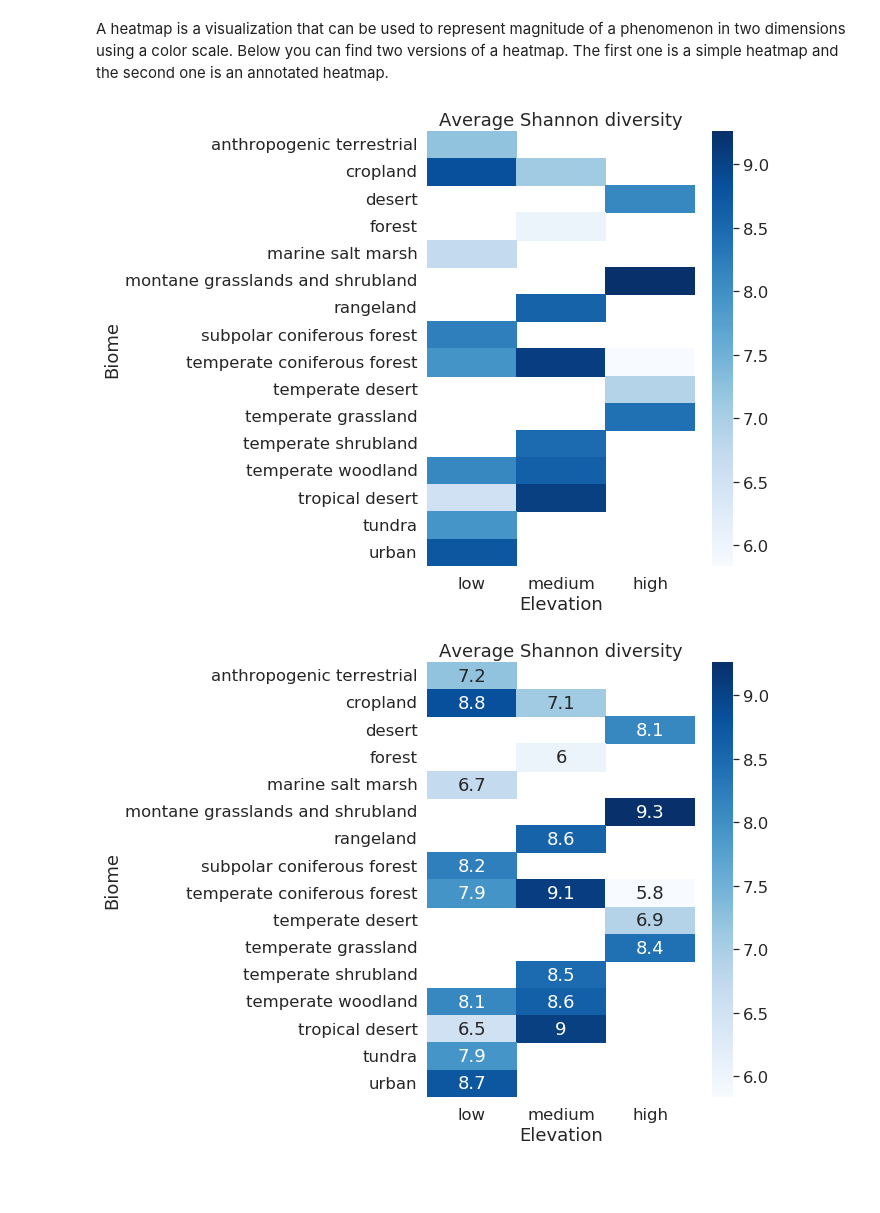
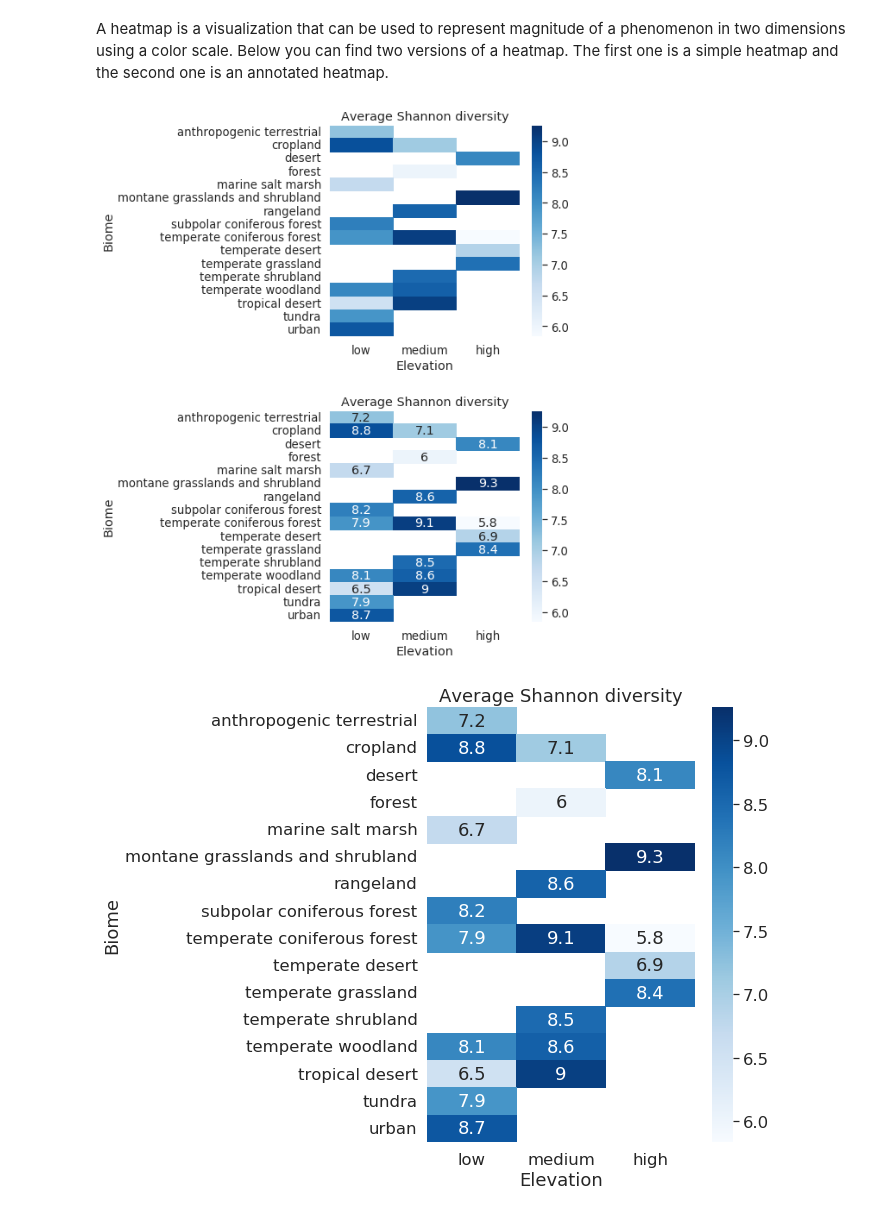
Before and after one commit to fsb-edu/DataVisualizationBook, a Jupyter notebook: DataVis_JB/chapters/chart_types.ipynb, the cells around one changed output. Saved outputs shown, nothing was run; the diff lists cells and outputs as text; code cells hidden in the pictures; blank space fills up the shorter version.

Commit message:
Heatmaps in one plot

```diff
--- a/DataVis_JB/chapters/chart_types.ipynb
+++ b/DataVis_JB/chapters/chart_types.ipynb
@@ -283,25 +283,41 @@ subset_groups = subset.groupby(['env_biome', 'elevation_level']).mean().reset_in
 subset_groups_pivot = subset_groups.pivot('env_biome', 'elevation_level', 'shannon_diversity')
 subset_groups_pivot = subset_groups_pivot[['low', 'medium', 'high']]
 # %%
-sns.set(rc={'figure.figsize':(6, 8), 'font.family': ['DejaVu Sans']}, style='white')
-with sns.plotting_context("notebook", font_scale=1.5):
+sns.set(rc={'figure.figsize':(6, 10), 'font.family': ['DejaVu Sans']}, style='white')
+with sns.plotting_context("notebook", font_scale=1.2):
+    fig, (ax1, ax2) = plt.subplots(nrows = 2, ncols = 1)
+    plt.tight_layout(pad = 4)
     # seaborn's heatmap
-    ax = sns.heatmap(
+    sns.heatmap(
         data=subset_groups_pivot,
         cmap='Blues',
-        annot=False
+        annot=False,
+        ax = ax1
+    )
+
+    sns.heatmap(
+        data=subset_groups_pivot,
+        cmap='Blues',
+        annot=True,
+        ax = ax2
     )
 
     # matplotlib's customization
-    ax.set_xlabel('Elevation')
-    ax.set_ylabel('Biome')
-    ax.set_title('Average Shannon diversity')
+    ax1.set_xlabel('Elevation')
+    ax1.set_ylabel('Biome')
+    ax1.set_title('Average Shannon diversity')
+    ax2.set_xlabel('Elevation')
+    ax2.set_ylabel('Biome')
+    ax2.set_title('Average Shannon diversity')
 
-    ylabels = ax.get_yticklabels()
+
+    ylabels = ax1.get_yticklabels()
     ylabels = [l.get_text().replace(' biome', '') for l in ylabels]
-    ax.set_yticklabels(ylabels)
+    ax1.set_yticklabels(ylabels)
+    ax2.set_yticklabels(ylabels)
+    plt.show()
 # %% [output]
-[figure, old version]
+[figure, new version]
 # %%
 sns.set(rc={'figure.figsize':(6, 8), 'font.family': ['DejaVu Sans']}, style='white')
 with sns.plotting_context("notebook", font_scale=1.5):
```
